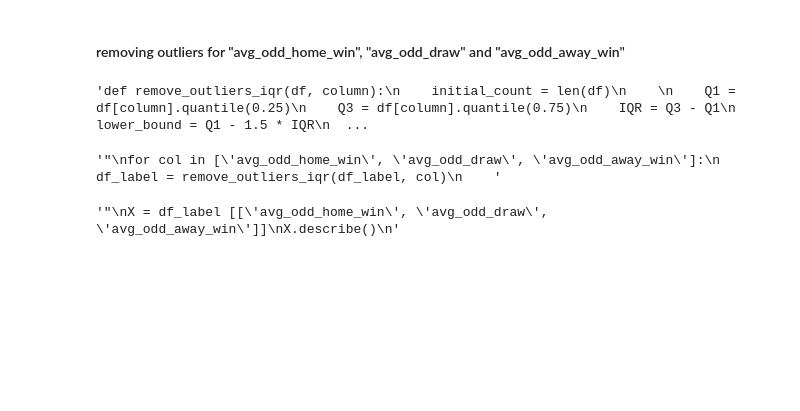
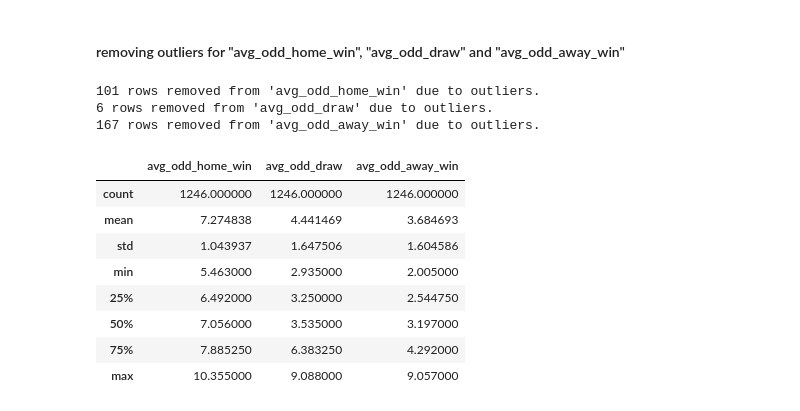
Before and after one commit to peterjanas/betting-BI, a Jupyter notebook: notebook/premier-cleaning.ipynb, the cells around one changed output. Saved outputs shown, nothing was run; the diff lists cells and outputs as text; code cells hidden in the pictures; blank space fills up the shorter version.

```diff
--- a/notebook/premier-cleaning.ipynb
+++ b/notebook/premier-cleaning.ipynb
@@ -256,7 +160,7 @@ df_label.shape
 # %% [markdown]
 #### removing outliers for "avg_odd_home_win", "avg_odd_draw" and "avg_odd_away_win"
 # %%
-"""def remove_outliers_iqr(df, column):
+def remove_outliers_iqr(df, column):
     initial_count = len(df)
 
     Q1 = df[column].quantile(0.25)
@@ -271,20 +175,23 @@ df_label.shape
     print(f"{removed_count} rows removed from '{column}' due to outliers.")
 
     return df_filtered
-    """
-# %% [output]
-'def remove_outliers_iqr(df, column):\n    initial_count = len(df)\n    \n    Q1 = df[column].quantile(0.25)\n    Q3 = df[column].quantile(0.75)\n    IQR = Q3 - Q1\n    lower_bound = Q1 - 1.5 * IQR\n  ...
 # %%
-""""
 for col in ['avg_odd_home_win', 'avg_odd_draw', 'avg_odd_away_win']:
-    df_label = remove_outliers_iqr(df_label, col)
-    """
+    fb_df = remove_outliers_iqr(fb_df, col)
 # %% [output]
-'"\nfor col in [\'avg_odd_home_win\', \'avg_odd_draw\', \'avg_odd_away_win\']:\n    df_label = remove_outliers_iqr(df_label, col)\n    '
+101 rows removed from 'avg_odd_home_win' due to outliers.
+6 rows removed from 'avg_odd_draw' due to outliers.
+167 rows removed from 'avg_odd_away_win' due to outliers.
 # %%
-""""
-X = df_label [['avg_odd_home_win', 'avg_odd_draw', 'avg_odd_away_win']]
+X = fb_df [['avg_odd_home_win', 'avg_odd_draw', 'avg_odd_away_win']]
 X.describe()
-"""
 # %% [output]
-'"\nX = df_label [[\'avg_odd_home_win\', \'avg_odd_draw\', \'avg_odd_away_win\']]\nX.describe()\n'
+|  | avg_odd_home_win | avg_odd_draw | avg_odd_away_win |
+| count | 1246.000000 | 1246.000000 | 1246.000000 |
+| mean | 7.274838 | 4.441469 | 3.684693 |
+| std | 1.043937 | 1.647506 | 1.604586 |
+| min | 5.463000 | 2.935000 | 2.005000 |
+| 25% | 6.492000 | 3.250000 | 2.544750 |
+| 50% | 7.056000 | 3.535000 | 3.197000 |
+| 75% | 7.885250 | 6.383250 | 4.292000 |
+| max | 10.355000 | 9.088000 | 9.057000 |
```
Also changed, not shown: parts of 50 cells of this notebook, 3 other files.
